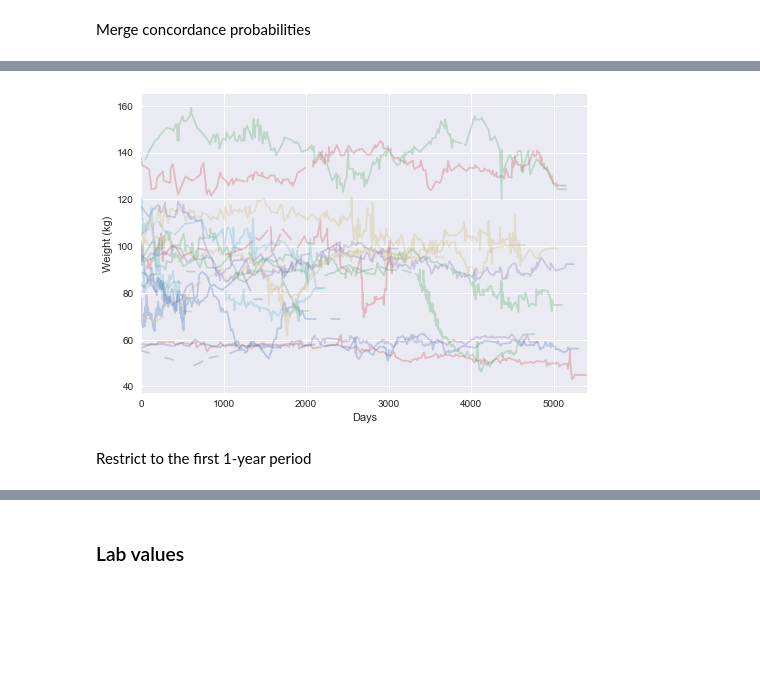
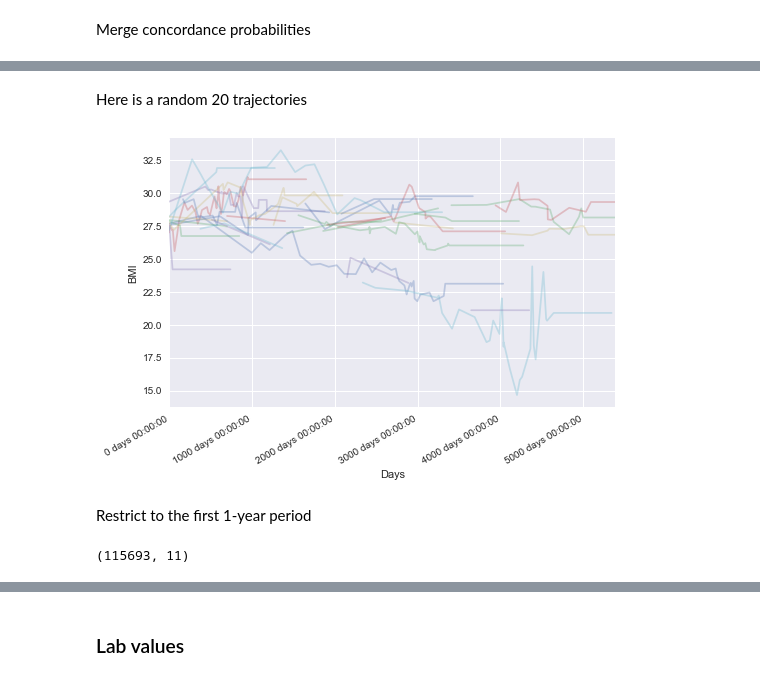
Before and after one commit to fonnesbeck/psychosocial_determinants_bmi, a Jupyter notebook: notebooks/Data processing.ipynb, the cells around one changed output, grey strips where cells are left out. Drawn from its saved outputs; the diff is of its cells as text; code cells hidden in the pictures; blank space fills up the shorter version.

```diff
--- a/notebooks/Data processing.ipynb
+++ b/notebooks/Data processing.ipynb
@@ -261,0 +297,7 @@ weights.head()
+# %%
+initial_bmi = bmi.groupby('MRN').apply(initial_bmi)
+# %%
+normal_range = initial_bmi[(initial_bmi>=27) & (initial_bmi<=30)].index.values
+# %%
+bmi_normal_range = bmi[bmi.MRN.isin(normal_range)]
+bmi_normal_range.MRN.unique().shape
@@ -264,12 +319,16 @@ weights_by_patient = pd.pivot_table(weights.assign(Days=weights.RELATIVE_DATE.dt
                                     index='Days', columns='MRN', values='Weight_filtered')
+# %%
+bmi_by_patient = pd.pivot_table(bmi_normal_range.assign(Days=bmi_normal_range.RELATIVE_DATE),
+                                    index='Days', columns='MRN', values='BMI')
+# %% [markdown]
+Here is a random 20 trajectories
 # %%
-fig, axes = plt.subplots()
-(weights_by_patient[np.random.choice(weights_by_patient.columns, 20)]
-            .interpolate(limit=100)
-            .plot(legend=False, alpha=0.3, ax=axes))
-axes.set_ylabel('Weight (kg)');
+axes = (bmi_by_patient[np.random.choice(bmi_by_patient.columns, 20)]
+                    .interpolate(limit=700)
+                    .plot(legend=False, alpha=0.3))
+axes.set_ylabel('BMI');
 # %% [output]
-[figure, old version]
+[figure, new version]
 # %% [markdown]
 Restrict to the first 1-year period
 # %%
@@ -281 +338,6 @@ weights_year = weights[weights.RELATIVE_DATE < ONE_YEAR]
+# %%
+bmi_year = bmi_normal_range[bmi_normal_range.RELATIVE_DATE < ONE_YEAR]
+bmi_year.shape
+# %% [output]
+(115693, 11)
 # %%
```
Also changed, not shown: parts of 74 cells of this notebook, 6 other files.
